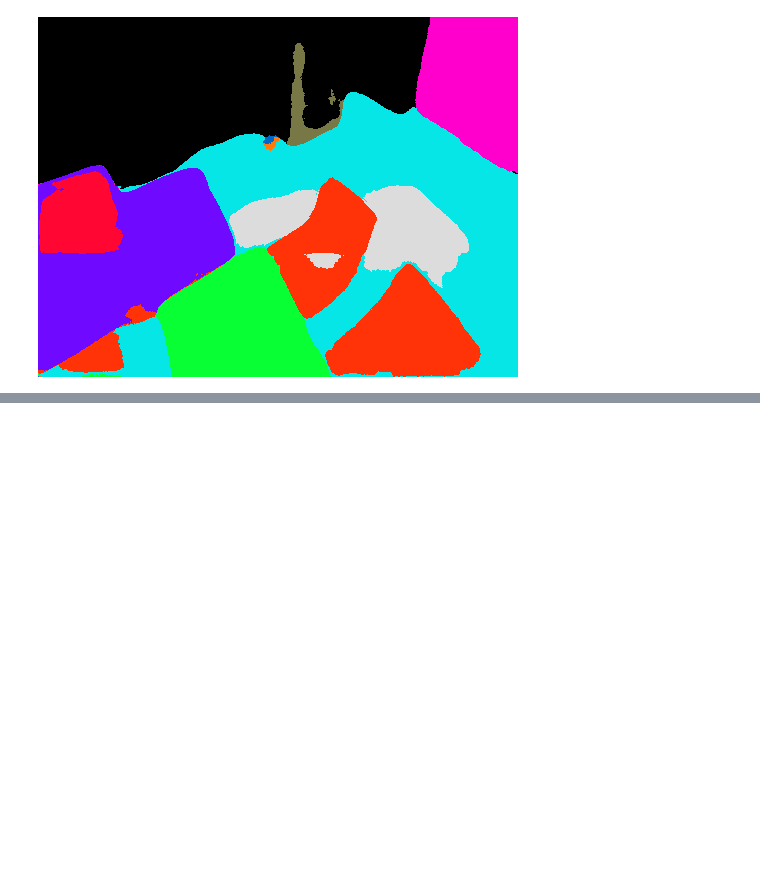
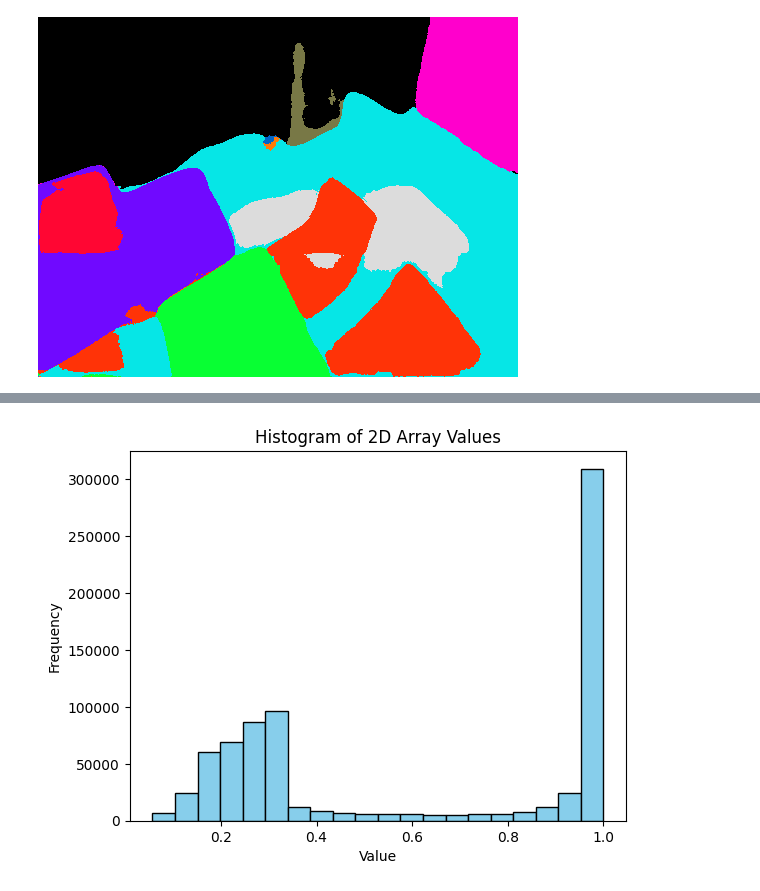
Before and after one commit to Beat-in-our-hearts/MonoGS_Semantic, a Jupyter notebook: vis_feature.ipynb, the cells around one changed output, grey strips where cells are left out. Drawn from its saved outputs; the diff is of its cells as text; code cells hidden in the pictures; blank space fills up the shorter version.

```diff
--- a/vis_feature.ipynb
+++ b/vis_feature.ipynb
@@ -373,0 +388,9 @@ decoder time: 0.09133410453796387
+# %%
+arr_flat = numpy_opacity.flatten()
+plt.hist(arr_flat, bins=20, edgecolor='black', color='skyblue')
+plt.xlabel('Value')
+plt.ylabel('Frequency')
+plt.title('Histogram of 2D Array Values')
+plt.show()
+# %% [output]
+[figure, added]
```
Also changed, not shown: parts of 7 cells of this notebook, 4 other files.
